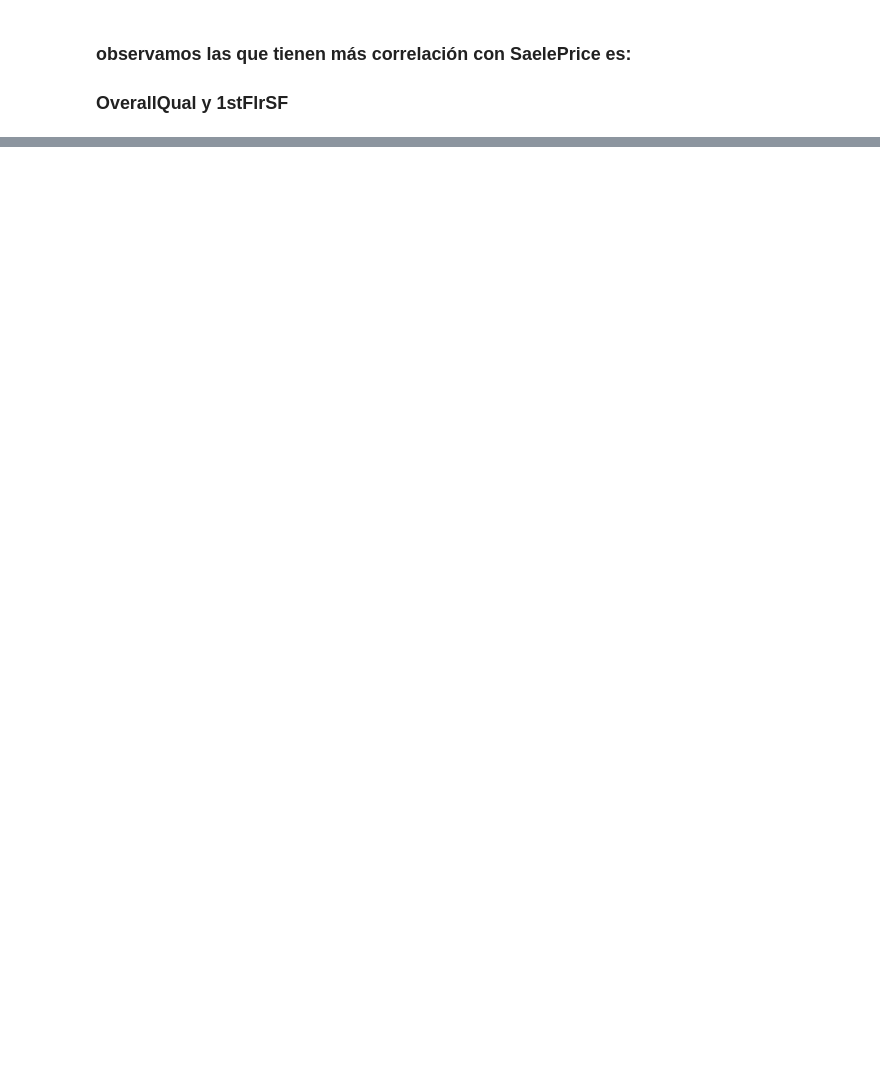
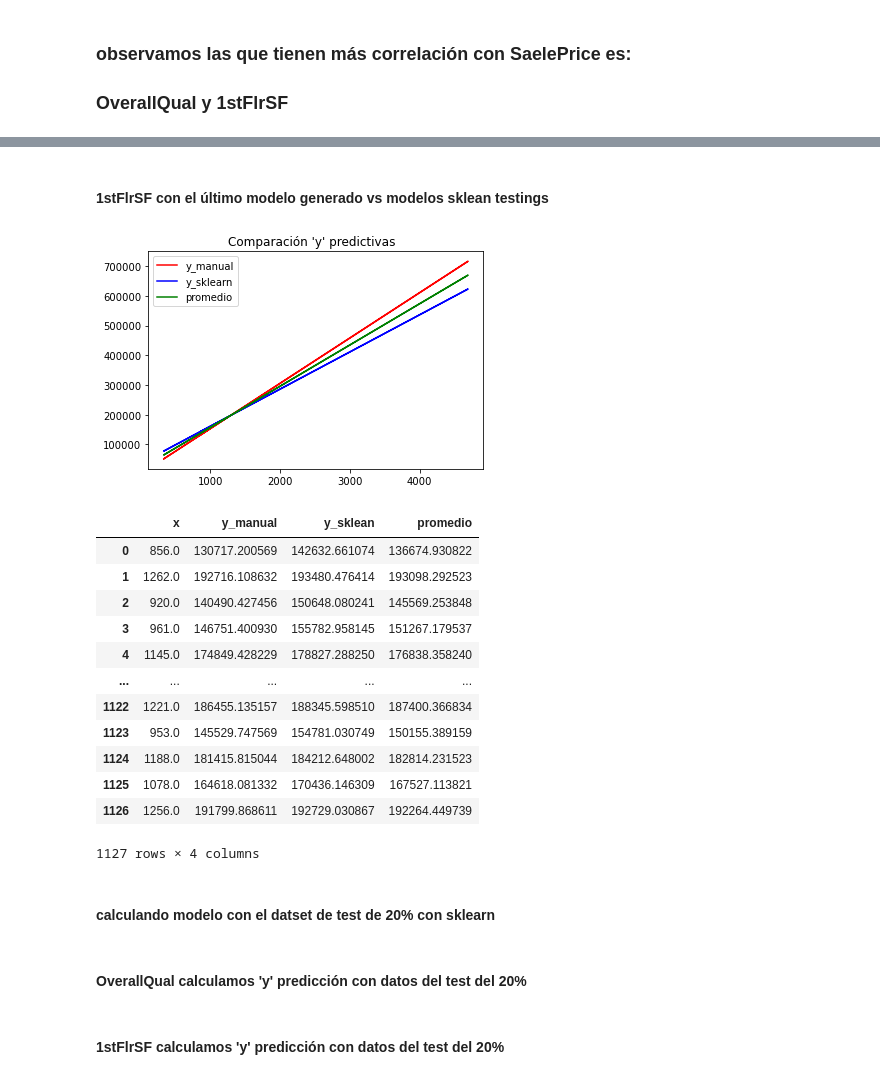
Before and after one commit to amartinez16/Galileo_2022, a Jupyter notebook: Proyecto.ipynb, the cells around one changed output, grey strips where cells are left out. Saved outputs shown, nothing was run; the diff lists cells and outputs as text; code cells hidden in the pictures; blank space fills up the shorter version.

```diff
--- a/Proyecto.ipynb
+++ b/Proyecto.ipynb
@@ -281,0 +217,5 @@ ver.head()
+# %%
+modelo_flr,error_flr = entrenar_modelo(dt['1stFlrSF'],dt['SalePrice'], 50,10,0.000001)
+grafica_error(modelo_flr,error_flr)
+datos_flr = grafica_modelo_train(modelo_flr, dt['1stFlrSF'], dt['SalePrice'], 7)
+datos_flr.head()
@@ -281,0 +302,23 @@ ver.head()
+# %% [markdown]
+#### 1stFlrSF con el último modelo generado vs modelos sklean testings
+# %%
+y_manual_flr,y_sklean_flr,y_promedio_flr =predicciones(modelo_flr[len(modelo_flr.keys())-1],modelo_1stFlrSF_sklearn,O1stFlrSF[0])
+comparacion_flr = grafica_comparacion(y_manual_flr,y_sklean_flr,y_promedio_flr,dt['1stFlrSF'])
+comparacion_flr
+# %% [output]
+[figure, added]
+|  | x | y_manual | y_sklean | promedio |
+| 0 | 856.0 | 130717.200569 | 142632.661074 | 136674.930822 |
+| 1 | 1262.0 | 192716.108632 | 193480.476414 | 193098.292523 |
+| 2 | 920.0 | 140490.427456 | 150648.080241 | 145569.253848 |
+| 3 | 961.0 | 146751.400930 | 155782.958145 | 151267.179537 |
+| 4 | 1145.0 | 174849.428229 | 178827.288250 | 176838.358240 |
+| ... | ... | ... | ... | ... |
+| 1122 | 1221.0 | 186455.135157 | 188345.598510 | 187400.366834 |
+| 1123 | 953.0 | 145529.747569 | 154781.030749 | 150155.389159 |
+| 1124 | 1188.0 | 181415.815044 | 184212.648002 | 182814.231523 |
+| 1125 | 1078.0 | 164618.081332 | 170436.146309 | 167527.113821 |
+| 1126 | 1256.0 | 191799.868611 | 192729.030867 | 192264.449739 |
+1127 rows × 4 columns
+# %% [markdown]
+#### calculando modelo con el datset de test de 20% con sklearn
@@ -281,0 +333,2 @@ ver.head()
+# %% [markdown]
+#### OverallQual calculamos 'y' predicción con datos del test del 20%
@@ -281,0 +339,2 @@ ver.head()
+# %% [markdown]
+#### 1stFlrSF calculamos 'y' predicción con datos del test del 20%
```
Also changed, not shown: parts of 39 cells of this notebook.
